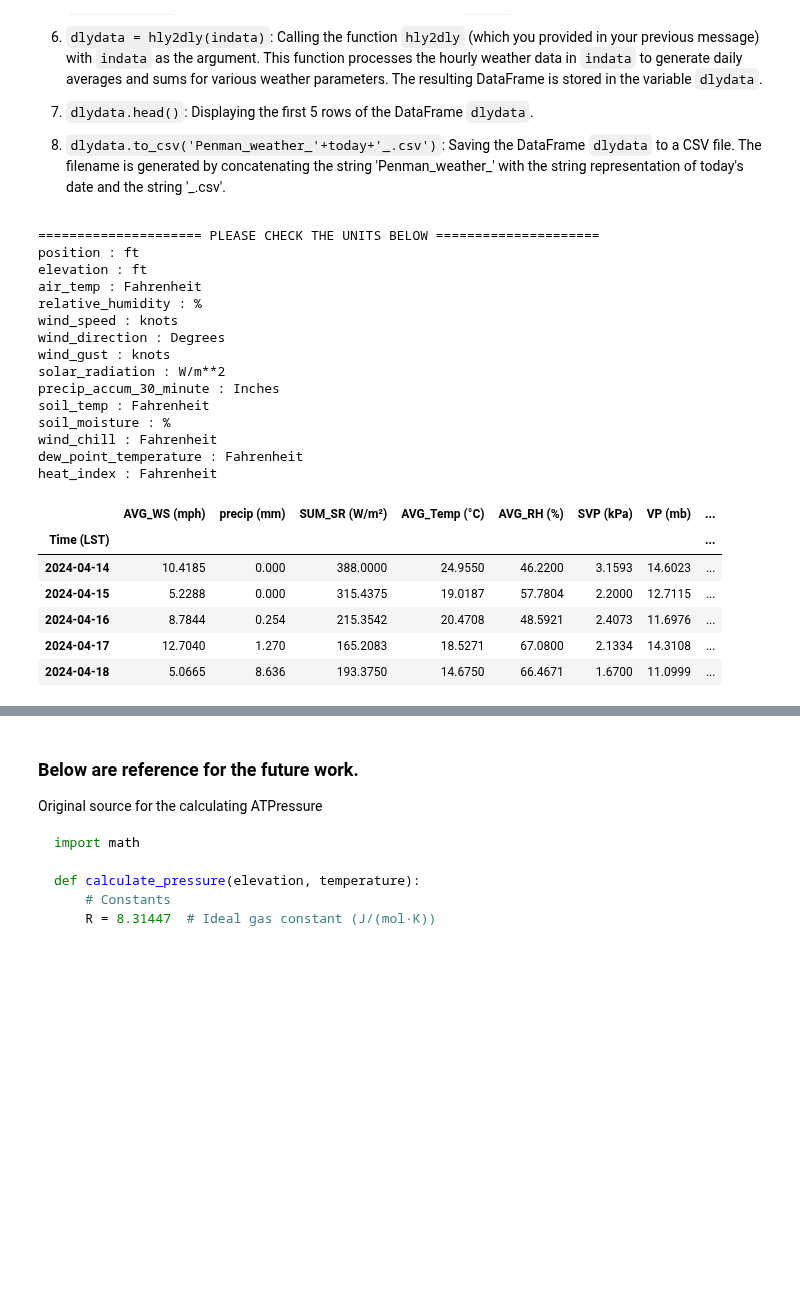
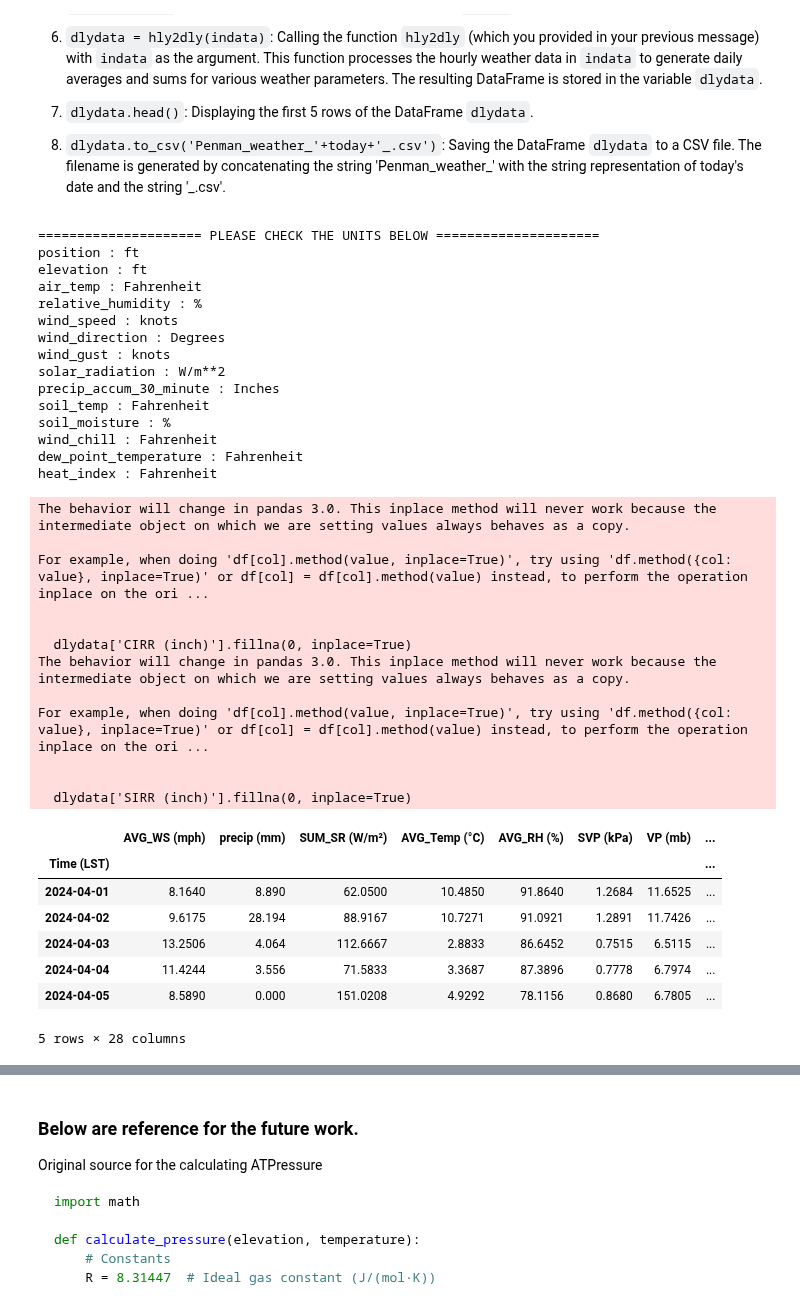
Before and after one commit to dsyang1024/SoilMoisture_analysis, a Jupyter notebook: Weather_for_Penman/hly2dly_weather_gen.ipynb, the cells around one changed output, grey strips where cells are left out. Drawn from its saved outputs; the diff is of its cells as text; code cells hidden in the pictures; blank space fills up the shorter version.

Commit message:
Irrgation_checkbook updated
1. Synoptic API enhanced
2. hly_dly script enhanced until AWHC calculation.
3. made notes to Bijoy's script in root directory 'Irrigation_corn.ipynb'

```diff
--- a/Weather_for_Penman/hly2dly_weather_gen.ipynb
+++ b/Weather_for_Penman/hly2dly_weather_gen.ipynb
@@ -18,13 +18,18 @@ import numpy as np
 
 #*################ Mendatory Parameters ################*#
 
-CED = pd.Timestamp(2024, 2, 10) # Corn Emergence Date
-SED = pd.Timestamp(2024, 3, 10) # Soybean Emergence Date
+CED = pd.Timestamp(2024, 4, 1) # Corn Emergence Date
+SED = pd.Timestamp(2024, 4, 15) # Soybean Emergence Date
 
 CRZMD = 24 # Corn Root Zone Max Depth (in)
-CRZMDW = 7 # Corn Root Zone Max Depth (in) Week
+CRZMDW = 7 # Week of Corn reaches Root Zone Max Depth (at the end of the week)
+CRZI = 4 # Corn Root Zone Initial Depth (in)
+CRZIW = 1 # Week of Corn reaches Root Zone Initial Depth
+
 SRZMD = 24 # Soybean Root Zone Max Depth (in)
-SRZMDW = 7 # Soybean Root Zone Max Depth (in) Week
+SRZMDW = 7 # Week of Soybean reaches Root Zone Max Depth (at the end of the week)
+SRZI = 4 # Soybean Root Zone Initial Depth (in)
+SRZIW = 1 # Week of Soybean reaches Root Zone Initial Depth
 
 IRRATE = 0.0456 # Irrigation Rate (in/hr)
 
@@ -41,12 +46,12 @@ TWK = TDY.isocalendar().week
 print('Today is :', today, '// Week:', TWK)
 # Corn Week From Emergence
 Cweek = CED.isocalendar().week
-CWFE = TWK - Cweek  # Corn Week From Emergence
-print('Emergency week of corn :', Cweek, '//',CWFE, 'weeks from now')
+CWPE = TWK - Cweek  # Corn Week From Emergence
+print('Emergency week of corn :', Cweek, '//',CWPE, 'weeks from now')
 
 # Soybean Week From Emergence
 Sweek = SED.isocalendar().week
-SWFE = TWK-Sweek  # Soybean Week From Emergence
-print('Emergency week of soybean :', Sweek, '//',SWFE, 'weeks from now')
+SWPE = TWK-Sweek  # Soybean Week From Emergence
+print('Emergency week of soybean :', Sweek, '//',SWPE, 'weeks from now')
 # %% [output]
 Today is : 20240516 // Week: 20
@@ -91,7 +96,7 @@ A new CSV file (`weather_testing.csv`) is created, and the keys of `api_obs_data
 **Returns:**
 This function does not return a value; its purpose is to write the API data to a CSV file.
 # %%
-def get_weather(filename):
+def get_weather(filename, startdate):
 
     import urllib.request as req
     import os.path
@@ -103,10 +108,12 @@ def get_weather(filename):
     API_ROOT = "https://api.synopticdata.com/v2/stations/timeseries"
     API_TOKEN = "2e206cb80ead43a99afea07cb78908bb"
     STID='PDU01'
+    startdate = startdate.strftime("%Y%m%d")+'1800'
+    enddate = today+'1000'
 
 
     api_request_url = API_ROOT
-    api_arguments = {"token":API_TOKEN,"stid":STID,"units":"english","obtimezone":"local", "start":'202404141800', "end":today+'1000', "timeformat":"%Y-%m-%d %H:%M"}
+    api_arguments = {"token":API_TOKEN,"stid":STID,"units":"english","obtimezone":"local", "start":startdate, "end":enddate, "timeformat":"%Y-%m-%d %H:%M"}
     req = requests.get(api_request_url, params=api_arguments)
     # ! Converting the data to a dictionary
     api_raw_data = req.json()
@@ -565,7 +745,8 @@ This Python script is performing the following steps:
 #* Main Code Block
 # indata = read_hly('Table (5-min).csv')
 filename = "./02_API_Weather_data/API_Weather_"+today+".csv"
-get_weather(filename)
+# get the weather data from the earlier date between CED and SED
+get_weather(filename, min(CED, SED))
 indata = read_hly(filename)
 
 #! aggregate the data to daily
@@ -580,40 +761,64 @@ dlydata = PET_Penman (dlydata)
 
 # get weeks past emergence
 dlydata = get_weeks_past_emergence(dlydata)
 
 # get crop coefficient from excel file
-ckcdata, skcdata = get_kc()
+
+# get crop coefficient from excel file and estimate ETc
+dlydata = get_ETc(dlydata)
+
+# get rootzone depth for corn and soybean
+dlydata = get_rootzone(dlydata)
+
+# get the irrigation log from the excel file named 'Irrigation_log.xlsx' from root folder
+dlydata = get_irrlog(dlydata)
+
+# calculate the available water holding capacity of the root zone for corn and soybean
+dlydata = get_AWHCrz(dlydata)
 
 
 # save the data
 dlydata = dlydata.round(4)
-outfilename = './00_Results/Penman_irrigation_'+today+'_.csv'
+outfilename = './Penman_irrigation_results.csv'
 dlydata.to_csv(outfilename)
 
 dlydata.head()
 # %% [output]
 ===================== PLEASE CHECK THE UNITS BELOW =====================
 position : ft
 elevation : ft
 air_temp : Fahrenheit
 relative_humidity : %
 wind_speed : knots
 wind_direction : Degrees
 wind_gust : knots
 solar_radiation : W/m**2
 precip_accum_30_minute : Inches
 soil_temp : Fahrenheit
 soil_moisture : %
 wind_chill : Fahrenheit
 dew_point_temperature : Fahrenheit
 heat_index : Fahrenheit
+The behavior will change in pandas 3.0. This inplace method will never work because the intermediate object on which we are setting values always behaves as a copy.
+
+For example, when doing 'df[col].method(value, inplace=True)', try using 'df.method({col: value}, inplace=True)' or df[col] = df[col].method(value) instead, to perform the operation inplace on the ori ...
+
+
+  dlydata['CIRR (inch)'].fillna(0, inplace=True)
+The behavior will change in pandas 3.0. This inplace method will never work because the intermediate object on which we are setting values always behaves as a copy.
+
+For example, when doing 'df[col].method(value, inplace=True)', try using 'df.method({col: value}, inplace=True)' or df[col] = df[col].method(value) instead, to perform the operation inplace on the ori ...
+
+
+  dlydata['SIRR (inch)'].fillna(0, inplace=True)
 |  | AVG_WS (mph) | precip (mm) | SUM_SR (W/m²) | AVG_Temp (°C) | AVG_RH (%) | SVP (kPa) | VP (mb) | ... |
 | Time (LST) |  |  |  |  |  |  |  | ... |
-| 2024-04-14 | 10.4185 | 0.000 | 388.0000 | 24.9550 | 46.2200 | 3.1593 | 14.6023 | ... |
-| 2024-04-15 | 5.2288 | 0.000 | 315.4375 | 19.0187 | 57.7804 | 2.2000 | 12.7115 | ... |
-| 2024-04-16 | 8.7844 | 0.254 | 215.3542 | 20.4708 | 48.5921 | 2.4073 | 11.6976 | ... |
-| 2024-04-17 | 12.7040 | 1.270 | 165.2083 | 18.5271 | 67.0800 | 2.1334 | 14.3108 | ... |
-| 2024-04-18 | 5.0665 | 8.636 | 193.3750 | 14.6750 | 66.4671 | 1.6700 | 11.0999 | ... |
+| 2024-04-01 | 8.1640 | 8.890 | 62.0500 | 10.4850 | 91.8640 | 1.2684 | 11.6525 | ... |
+| 2024-04-02 | 9.6175 | 28.194 | 88.9167 | 10.7271 | 91.0921 | 1.2891 | 11.7426 | ... |
+| 2024-04-03 | 13.2506 | 4.064 | 112.6667 | 2.8833 | 86.6452 | 0.7515 | 6.5115 | ... |
+| 2024-04-04 | 11.4244 | 3.556 | 71.5833 | 3.3687 | 87.3896 | 0.7778 | 6.7974 | ... |
+| 2024-04-05 | 8.5890 | 0.000 | 151.0208 | 4.9292 | 78.1156 | 0.8680 | 6.7805 | ... |
+5 rows × 28 columns
 # %% [markdown]
 # Appendix
 ***
```
Also changed, not shown: parts of 7 cells of this notebook, 19 other files.
